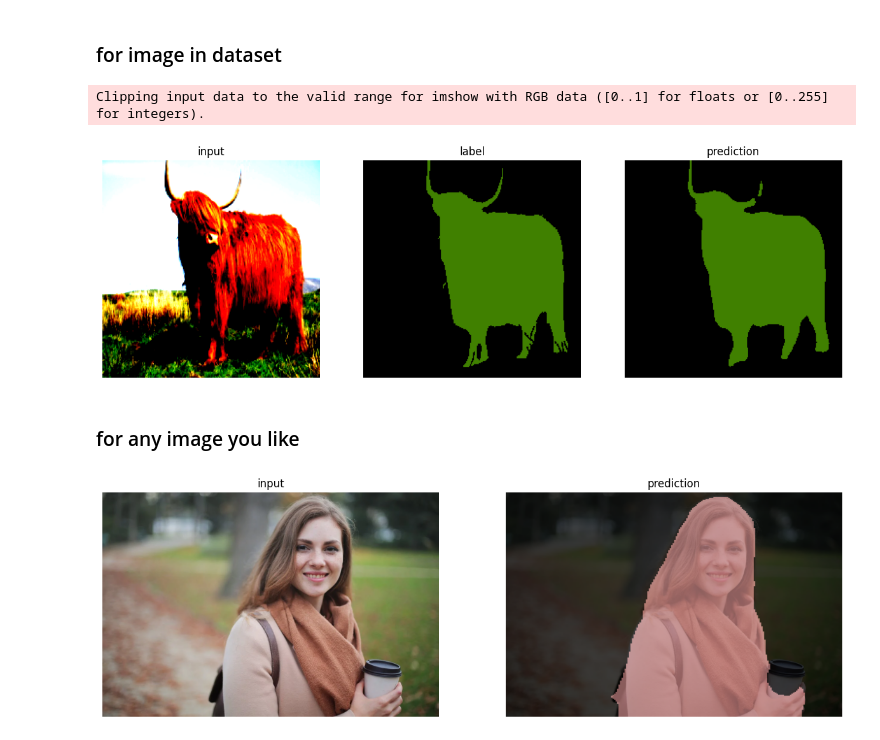
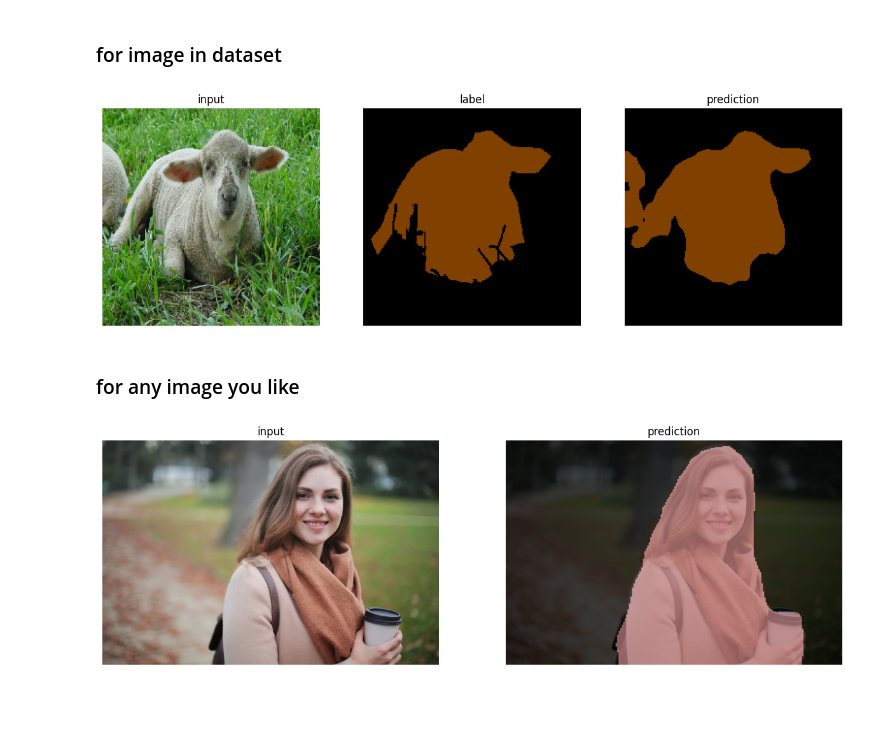
Before and after one commit to gitE0Z9/pytorch-implementations, a Jupyter notebook: notebooks/pspnet.ipynb, the cells around one changed output. Cells and saved outputs as stored; diff of their text form; code cells hidden in the pictures; blank space fills up the shorter version.

```diff
--- a/notebooks/pspnet.ipynb
+++ b/notebooks/pspnet.ipynb
@@ -147,6 +142,6 @@ get_file_size(model_path)
 # %% [markdown]
 # inference
 # %%
-model.load_state_dict(torch.load(model_path))
+model.load_state_dict(torch.load(model_path), strict=False)
 # %% [output]
 <All keys matched successfully>
@@ -154,13 +161,14 @@ model.load_state_dict(torch.load(model_path))
 test_preprocess = A.Compose(
     [
         A.Resize(IMAGE_SIZE, IMAGE_SIZE),
-        A.Normalize(),
+        A.Normalize(0, 1),
         ToTensorV2(),
     ]
 )
 # %%
 test_dataset = VocSegmentation(
     data_path.as_posix(),
+    year="2007",
     transform=test_preprocess,
 )
 # %%
@@ -175,19 +185,14 @@ test_loader = DataLoader(
 # %%
+metric = jaccard.MulticlassJaccardIndex(NUM_CLASS + 1, average=None)
+
 model.eval()
 with torch.no_grad():
-    dice = {class_idx: [] for class_idx in range(21)}
     for img, labels in tqdm(test_loader):
-        img = img.cuda()
+        img = img.to(DEVICE)
 
         # B, C+1, H, W
         output = model(img)
         output = output.argmax(dim=1).detach().cpu()
 
-        img = img.detach().cpu()
-
-        for class_idx in range(21):
-            coef = 2 * (output.eq(class_idx) * labels.eq(class_idx)).sum() / (1 + output.eq(class_idx).sum() + labels.eq(class_idx).sum())
-            dice[class_idx].append(coef)
-
-for k, v in dice.items():
-  dice[k] = np.mean(v)
+        labels = labels.long()
+        metric.update(output, labels)
@@ -221,29 +223,28 @@ mean dice: 0.7618091
 # %% [markdown]
 ### for image in dataset
 # %%
-interest_pic = 1523
+interest_pic = 11
 
 model.eval()
 with torch.no_grad():
     target_img, target_label = test_dataset[interest_pic]
 
-    output = model(target_img.unsqueeze(0).to(device))
+    output = model(target_img.unsqueeze(0).to(DEVICE))
     output = output.squeeze(0).permute(1, 2, 0).argmax(dim=2).detach().cpu()
 
 plot_grids(
     [
         img_tensor_to_np(target_img),
         decode_segmap(target_label.numpy(), LABEL_COLORS),
         decode_segmap(output.numpy(), LABEL_COLORS),
     ],
     ["input", "label", "prediction"],
     1,
     3,
     figsize=(15, 15),
 )
 # %% [output]
-Clipping input data to the valid range for imshow with RGB data ([0..1] for floats or [0..255] for integers).
-[figure, old version]
+[figure, new version]
 # %% [markdown]
 ### for any image you like
 # %%
@@ -253,7 +254,7 @@ with torch.no_grad():
 
     h, w, c = target_img.shape
     test_img = test_preprocess(image=target_img)["image"]
-    output = model(test_img.unsqueeze(0).to(device))
+    output = model(test_img.unsqueeze(0).to(DEVICE))
     output = output.argmax(dim=1, keepdim=True)
     # B, C, H, W
     output = F.interpolate(output.float(), size=(h, w), mode="nearest")
@@ -278,4 +279,4 @@ with torch.no_grad():
         figsize=(15, 15),
     )
 # %% [output]
-[figure, old version]
+[figure, new version]
```
Also changed, not shown: parts of 27 cells of this notebook, 18 other files.
